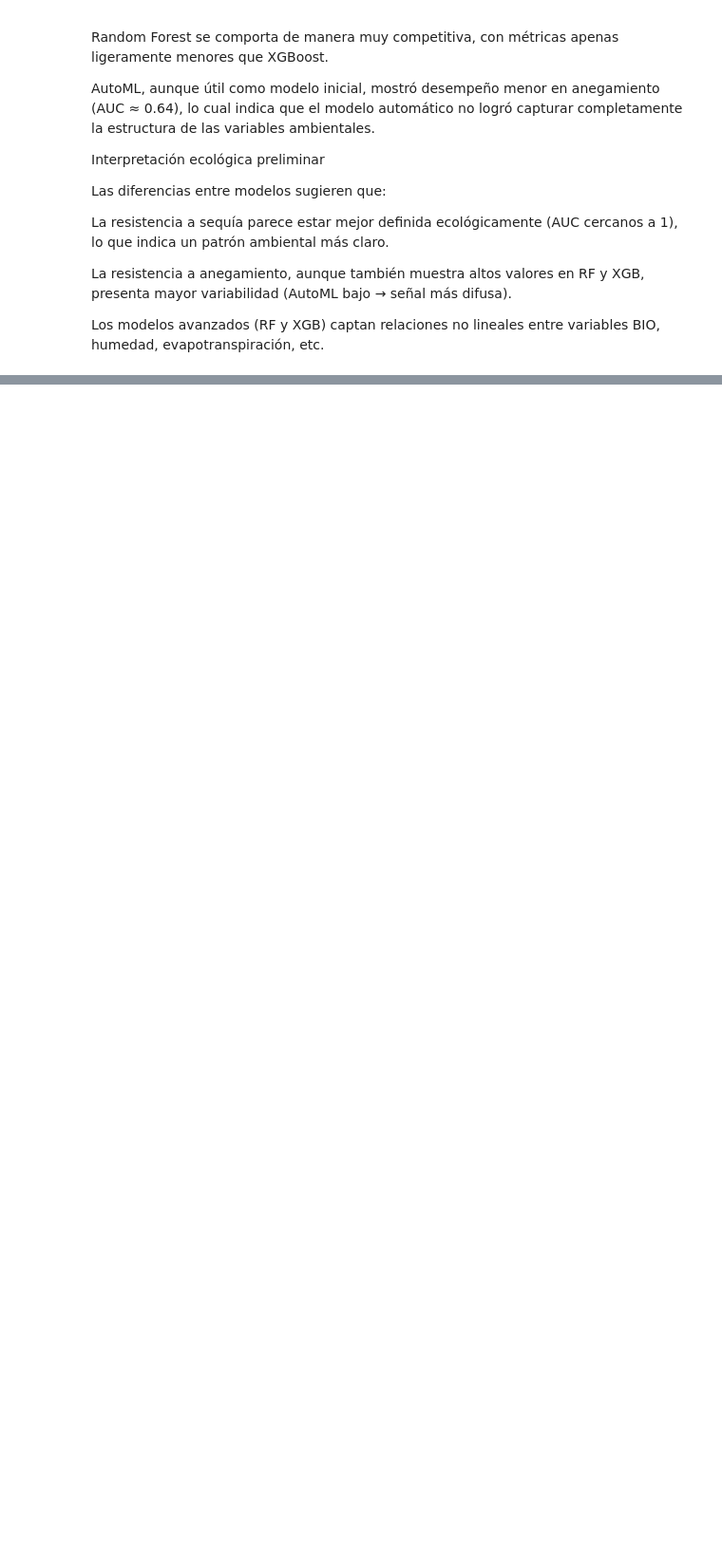
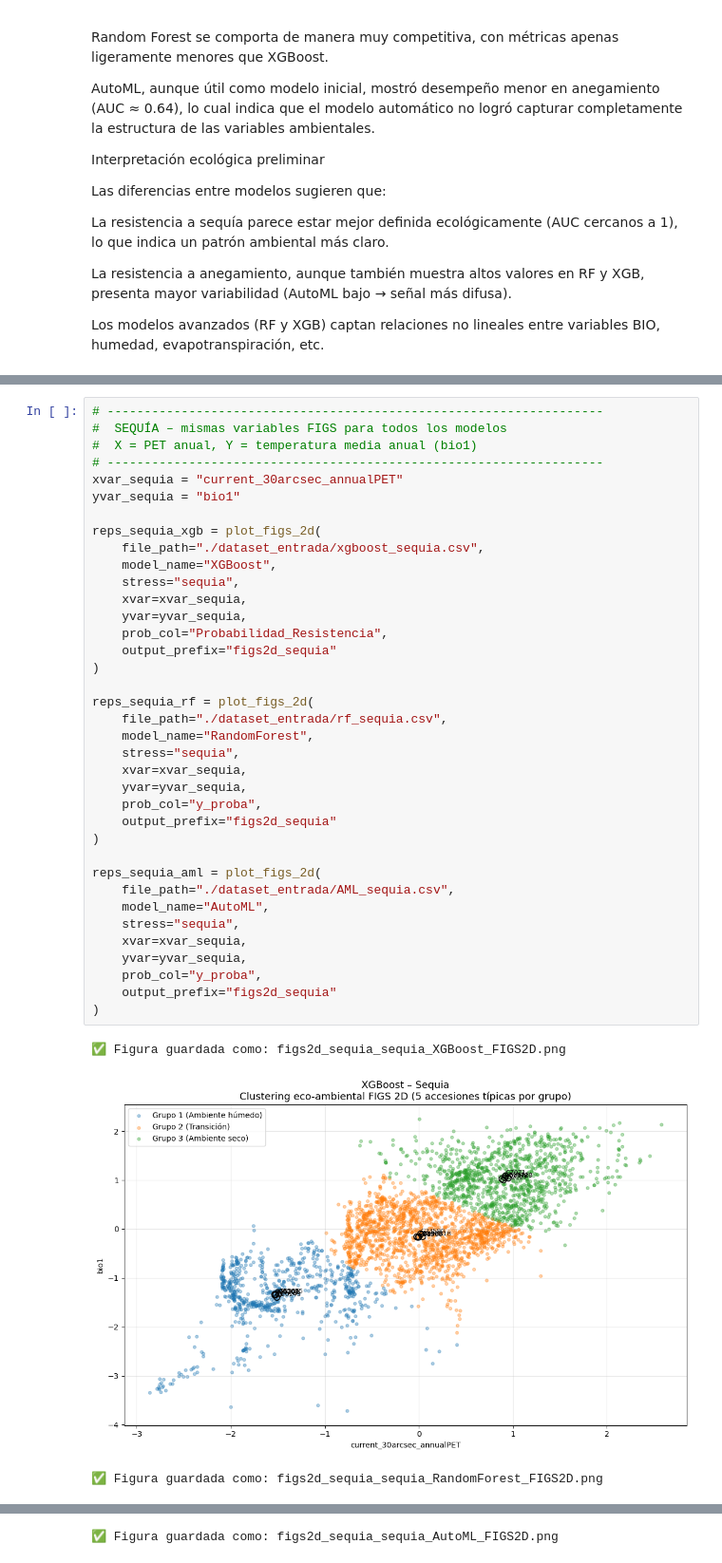
Before and after one commit to guillermounivalle/Proyecto_Maestria_2401736-7727, a Jupyter notebook: Python_Code/src/Analisis_Resultados/Analisis_Resultados.ipynb, the cells around one changed output, grey strips where cells are left out. Shown at 95% size. Cells and saved outputs as stored; diff of their text form; blank space fills up the shorter version.

```diff
--- a/Python_Code/src/Analisis_Resultados/Analisis_Resultados.ipynb
+++ b/Python_Code/src/Analisis_Resultados/Analisis_Resultados.ipynb
@@ -189,0 +591,41 @@ Los modelos avanzados (RF y XGB) captan relaciones no lineales entre variables B
+# %%
+# -------------------------------------------------------------------
+#  SEQUÍA – mismas variables FIGS para todos los modelos
+#  X = PET anual, Y = temperatura media anual (bio1)
+# -------------------------------------------------------------------
+xvar_sequia = "current_30arcsec_annualPET"
+yvar_sequia = "bio1"
+
+reps_sequia_xgb = plot_figs_2d(
+    file_path="./dataset_entrada/xgboost_sequia.csv",
+    model_name="XGBoost",
+    stress="sequia",
+    xvar=xvar_sequia,
+    yvar=yvar_sequia,
+    prob_col="Probabilidad_Resistencia",
+    output_prefix="figs2d_sequia"
+)
+
+reps_sequia_rf = plot_figs_2d(
+    file_path="./dataset_entrada/rf_sequia.csv",
+    model_name="RandomForest",
+    stress="sequia",
+    xvar=xvar_sequia,
+    yvar=yvar_sequia,
+    prob_col="y_proba",
+    output_prefix="figs2d_sequia"
+)
+
+reps_sequia_aml = plot_figs_2d(
+    file_path="./dataset_entrada/AML_sequia.csv",
+    model_name="AutoML",
+    stress="sequia",
+    xvar=xvar_sequia,
+    yvar=yvar_sequia,
+    prob_col="y_proba",
+    output_prefix="figs2d_sequia"
+)
+# %% [output]
+✅ Figura guardada como: figs2d_sequia_sequia_XGBoost_FIGS2D.png
+[figure, added]
+✅ Figura guardada como: figs2d_sequia_sequia_RandomForest_FIGS2D.png
@@ -189,0 +633 @@ Los modelos avanzados (RF y XGB) captan relaciones no lineales entre variables B
+✅ Figura guardada como: figs2d_sequia_sequia_AutoML_FIGS2D.png
```
Also changed, not shown: parts of 15 cells of this notebook, 8 other files.
